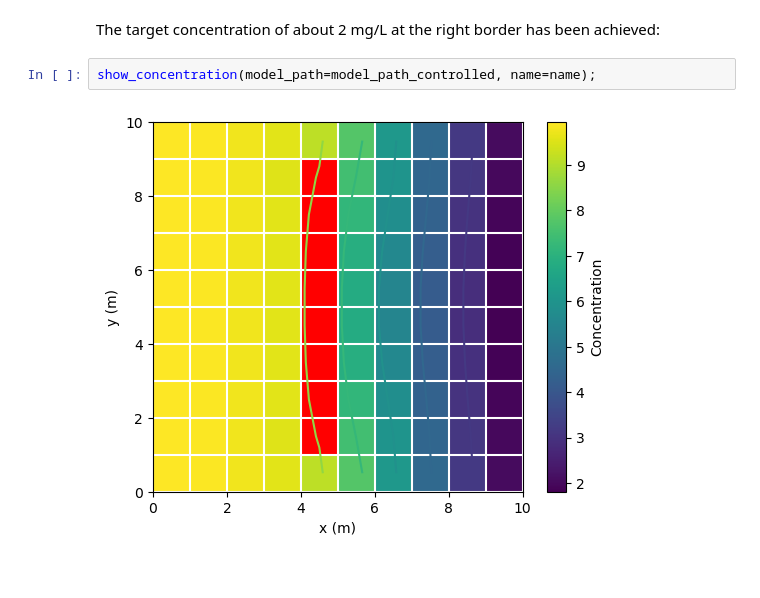
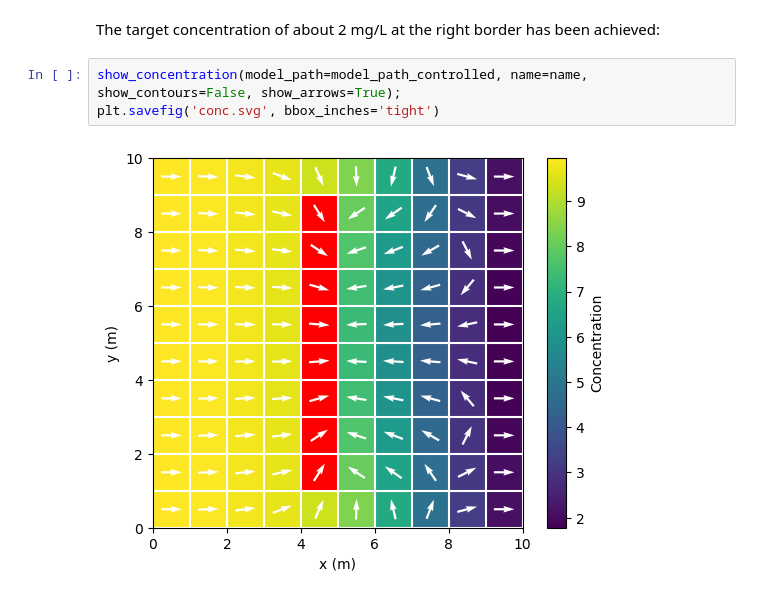
Before and after one commit to hydrocomputing/pymf6, a Jupyter notebook: doc/examples/simple_transport/Controlled_Simple_Transport.ipynb, the cells around one changed output. Cells and saved outputs as stored; diff of their text form.

```diff
--- a/doc/examples/simple_transport/Controlled_Simple_Transport.ipynb
+++ b/doc/examples/simple_transport/Controlled_Simple_Transport.ipynb
@@ -121,6 +127,7 @@ show_heads(model_path=model_path_controlled, name=name, title='');
 The target concentration of about 2 mg/L at the right border has
 been achieved:
 # %%
-show_concentration(model_path=model_path_controlled, name=name);
+show_concentration(model_path=model_path_controlled, name=name, show_contours=False, show_arrows=True);
+plt.savefig('conc.svg', bbox_inches='tight')
 # %% [output]
-[figure, old version]
+[figure, new version]
```
Also changed, not shown: parts of 7 cells of this notebook, 1 other file.
